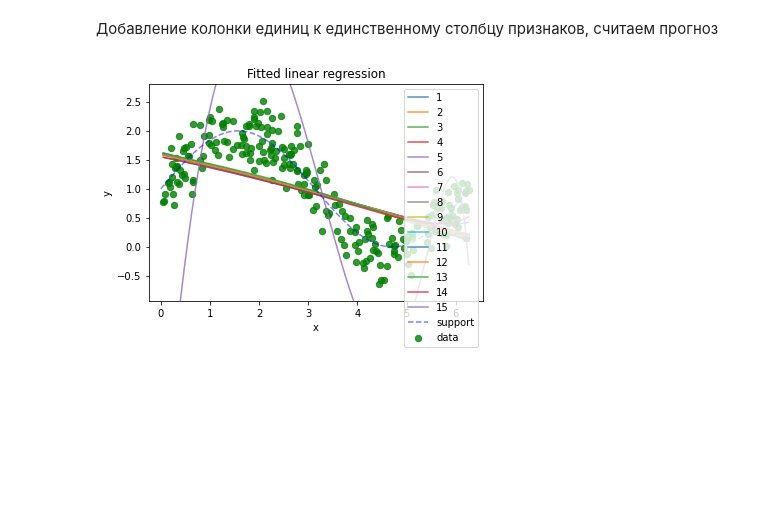
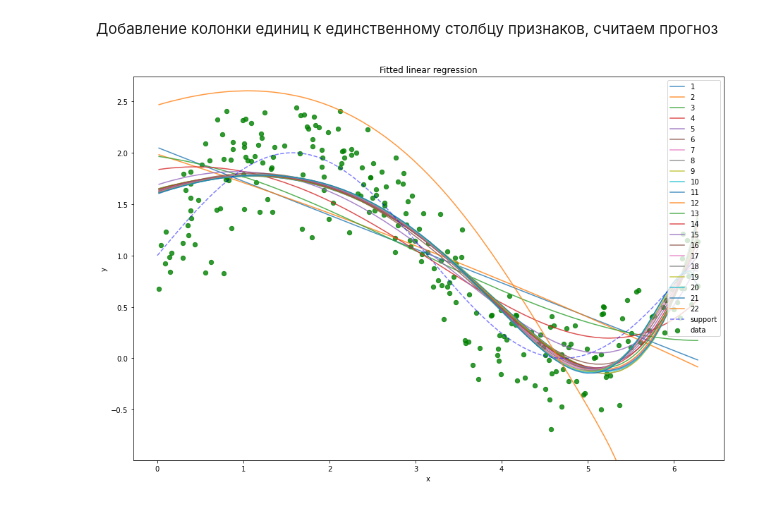
Before and after one commit to zalimannard/LinearRegression, a Jupyter notebook: linear_regression_numpy.ipynb, the cells around one changed output. Drawn from its saved outputs; the diff is of its cells as text; code cells hidden in the pictures; blank space fills up the shorter version.

```diff
--- a/linear_regression_numpy.ipynb
+++ b/linear_regression_numpy.ipynb
@@ -20,40 +20,42 @@ data = generate_wave_set(1000, 250)
 # %% [markdown]
 Добавление колонки единиц к единственному столбцу признаков, считаем прогноз
 # %%
+pyplot.figure(figsize=(15, 10))
 margin = 0.3
-lambd = 0.1
-for p in range(1, 16):
-    calculated_x = [numpy.ones(data["x_train"].shape[0])] + [data["x_train"]**i for i in range(1, p + 1)]
+lambd1 = 0.001
+lambd2 = 0.001
+for p in range(1, 23):
+    calculated_x = [numpy.ones(data["x_train"].shape[0])] + list(map(lambda n: data["x_train"]**n, range(1, p + 1)))
     X = numpy.array(calculated_x).T
 
 
-    w = numpy.dot(numpy.dot(numpy.linalg.inv(numpy.dot(X.T, X)+lambd*numpy.eye(X.shape[1])), X.T), data["y_train"])
+    #w = numpy.dot(numpy.dot(numpy.linalg.inv(numpy.dot(X.T, X) + lambd1*numpy.eye(X.shape[1])), X.T), data["y_train"])
 
     mean = X.mean(axis = 0)
     std = X.std(axis = 0)
     X = (X - mean) / std
     X[:, 0] = 1.0;
     iters = 1000
     learning_rate = 0.1
-    #w1 = numpy.array([-1.0] * X.shape[1])
-    w1 = w
+    w1 = numpy.array([-1.0] * X.shape[1])
     for i in range(iters):
-        w1 -= learning_rate*(numpy.dot(numpy.dot(X, w1) - data['y_train'], X)/X.shape[0] + lambd*numpy.sign(w1))
+        w1 -= learning_rate*(numpy.dot(numpy.dot(X, w1) - data["y_train"], X)/X.shape[0] +
+                             lambd1*numpy.sign(w1) + lambd2*numpy.sign(w1))
     y_loss = numpy.dot(X, w1)
 
 
     y_prediction = numpy.dot(w1, X.T)
 
     pyplot.plot(data["x_train"], y_prediction, alpha=0.8, label=p)
 
 pyplot.plot(data["x_support"], data["y_support"], "b--", alpha=0.5, label="support")
 pyplot.scatter(data["x_train"], data["y_train"], 40, "g", "o", alpha=0.8, label="data")
 pyplot.xlim(data["x_train"].min() - margin, data["x_train"].max() + margin)
 pyplot.ylim(data["y_train"].min() - margin, data["y_train"].max() + margin)
 pyplot.legend(loc="upper right", prop={"size": 10})
 pyplot.title("Fitted linear regression")
 pyplot.xlabel("x")
 pyplot.ylabel("y")
 pyplot.show()
 # %% [output]
-[figure, old version]
+[figure, new version]
```
